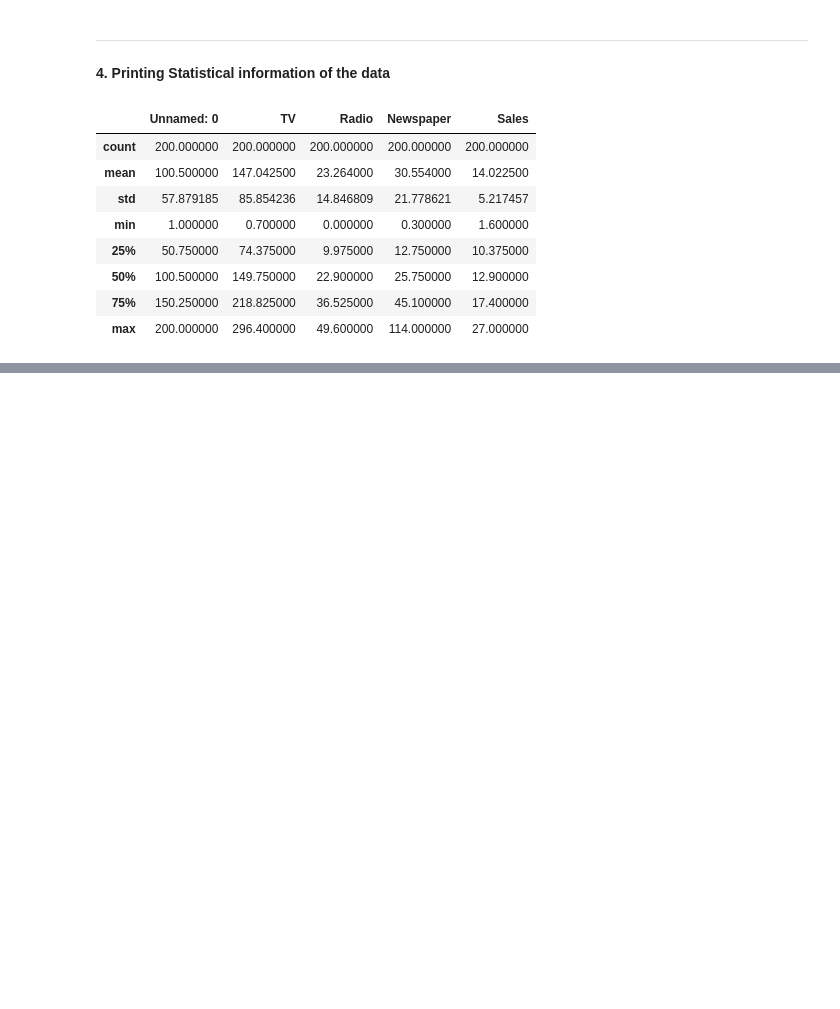
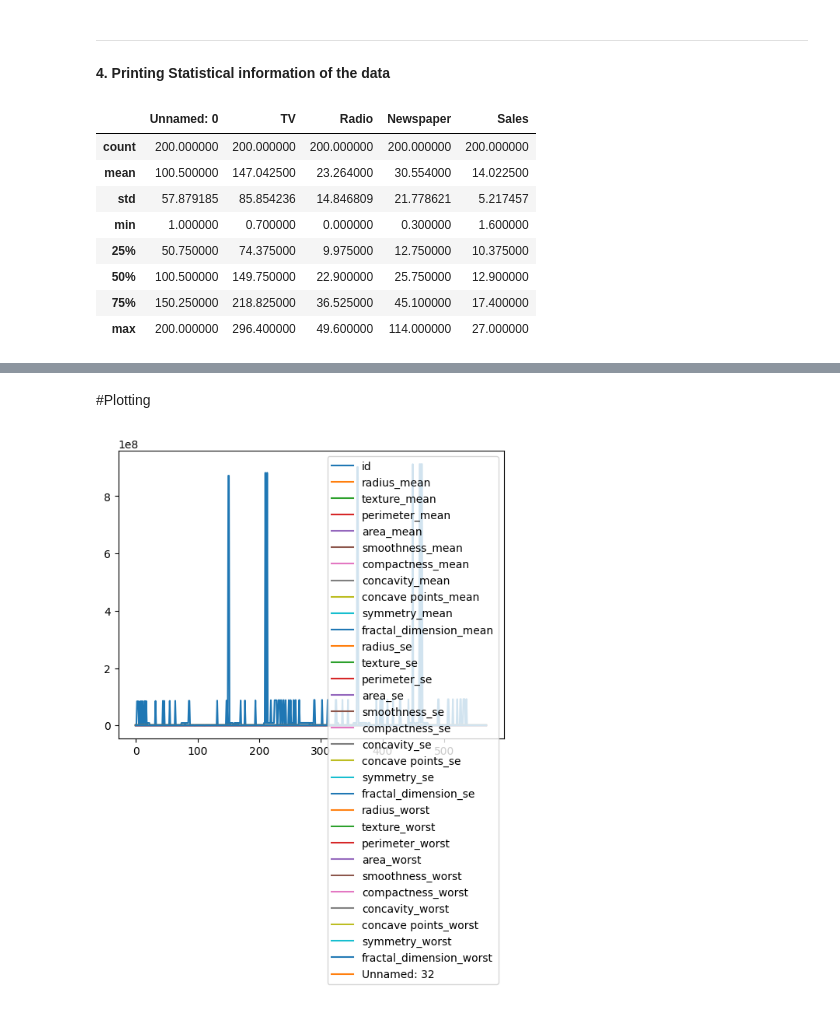
Before and after one commit to Nithixz/Data-Science-using-Python, a Jupyter notebook: Data_Science_using_Python.ipynb, the cells around one changed output, grey strips where cells are left out. Saved outputs shown, nothing was run; the diff lists cells and outputs as text; code cells hidden in the pictures; blank space fills up the shorter version.

```diff
--- a/Data_Science_using_Python.ipynb
+++ b/Data_Science_using_Python.ipynb
@@ -254,0 +316,12 @@ print(df)
+# %% [markdown]
+#Plotting
+# %%
+import pandas as pd
+import matplotlib.pyplot as plt
+
+df = pd.read_csv('/content/data.csv')
+
+df.plot()
+plt.show()
+# %% [output]
+[figure, added]
```
Also changed, not shown: parts of 16 cells of this notebook.
